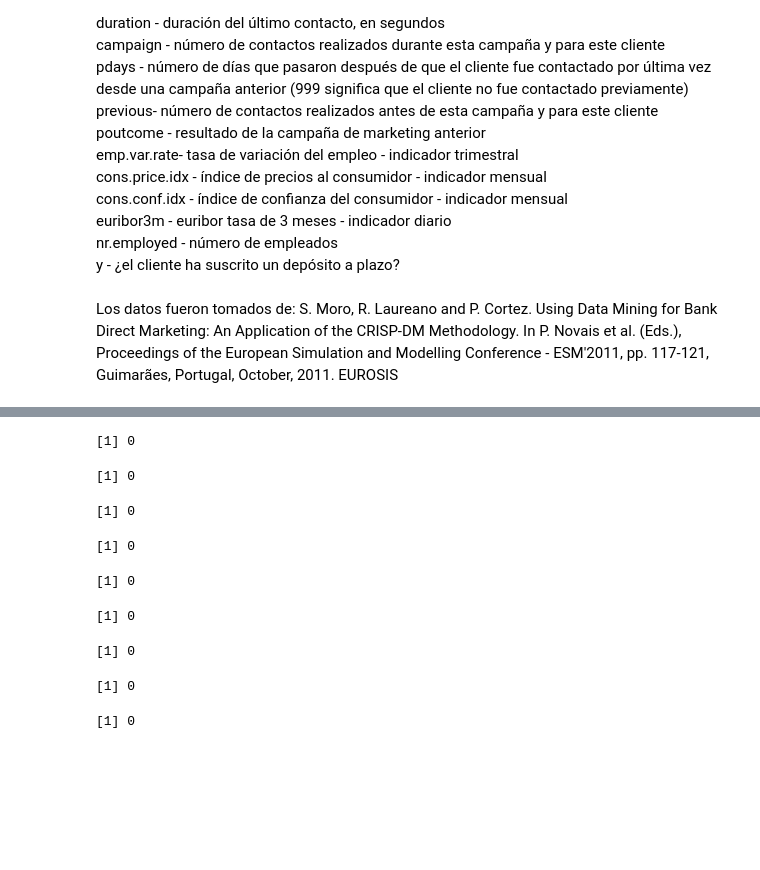
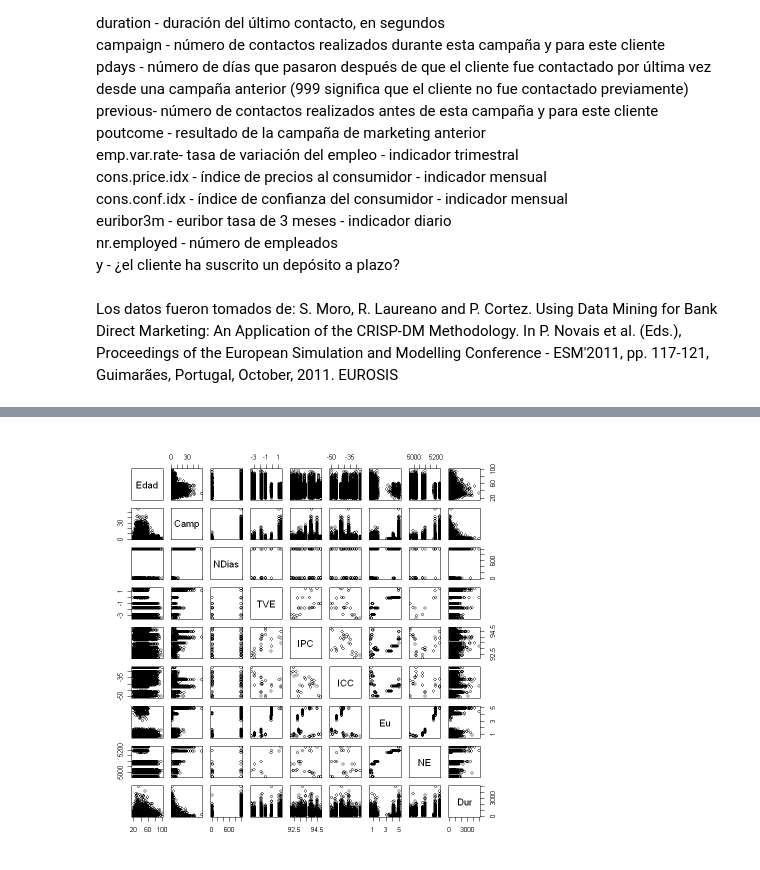
Before and after one commit to LotusZaheer/Trabajo_Muestreo-Interferencia, a Jupyter notebook: Tarea 2/Muestreo-Interfererncia.ipynb, the cells around one changed output, grey strips where cells are left out. Saved outputs shown, nothing was run; the diff lists cells and outputs as text; code cells hidden in the pictures; blank space fills up the shorter version.

```diff
--- a/Tarea 2/Muestreo-Interfererncia.ipynb
+++ b/Tarea 2/Muestreo-Interfererncia.ipynb
@@ -92,7 +111,18 @@ A data.frame: 6 × 21
 # %%
 #Rellenamos los espacios faltantes con su media correspondiente
 #pues de omitirlos podriamos perder informacion importante
-R<-data.frame(Edad=dataset$age,
+R<-data.frame(#Variables continuas
+                Edad=dataset$age,
+                Camp=dataset$campaign,
+                NDias=dataset$pdays,
+                TVE=dataset$emp.var.rate,
+                IPC=dataset$cons.price.idx,
+                ICC=dataset$cons.conf.idx,
+                Eu=dataset$euribor3m,
+                NE=dataset$nr.employed,
+                Dur=dataset$duration,
+
+              #Variables No Continuas
                 Trab=dataset$job,
                 EstCv=dataset$marital,
                 NvEduc=dataset$education,
@@ -100,25 +130,36 @@ R<-data.frame(Edad=dataset$age,
                 CredViv=dataset$housing,
                 CredPer=dataset$loan,
                 Cont=dataset$contact,
+                Mes=dataset$month,
+                Dia=dataset$day_of_week,
+                NPrev=dataset$previous,
+                RPrev=dataset$poutcome,
                 Sus=dataset$y)
 
-sum(is.na(R$Edad))
-sum(is.na(R$Trab))
-sum(is.na(R$EstCv))
-sum(is.na(R$NvEduc))
-sum(is.na(R$CredInc))
-sum(is.na(R$CredViv))
-sum(is.na(R$CredPer))
-sum(is.na(R$Cont))
-sum(is.na(R$Sus))
+#sum(is.na(R$Edad))
+#sum(is.na(R$Trab))
+#sum(is.na(R$EstCv))
+#sum(is.na(R$NvEduc))
+#sum(is.na(R$CredInc))
+#sum(is.na(R$CredViv))
+#sum(is.na(R$CredPer))
+#sum(is.na(R$Cont))
+#sum(is.na(R$Mes))
+#sum(is.na(R$Dia))
+#sum(is.na(R$Dur))
+#sum(is.na(R$Camp))
+#sum(is.na(R$NDias))
+#sum(is.na(R$NPrev))
+#sum(is.na(R$RPrev))
+#sum(is.na(R$TVE))
+#sum(is.na(R$IPC))
+#sum(is.na(R$ICC))
+#sum(is.na(R$Eu))
+#sum(is.na(R$NE))
+#sum(is.na(R$Sus))
 #No hay que limpiar
-# %% [output]
-[1] 0
-[1] 0
-[1] 0
-[1] 0
-[1] 0
-[1] 0
-[1] 0
-[1] 0
-[1] 0
+# %%
+# Hagamos una rápida inspección gráfica. Primero, sólo con las variables continuas
+plot(R[,1:9])
+# %% [output]
+[figure, added]
```
Also changed, not shown: parts of 3 cells of this notebook, 1 other file.
